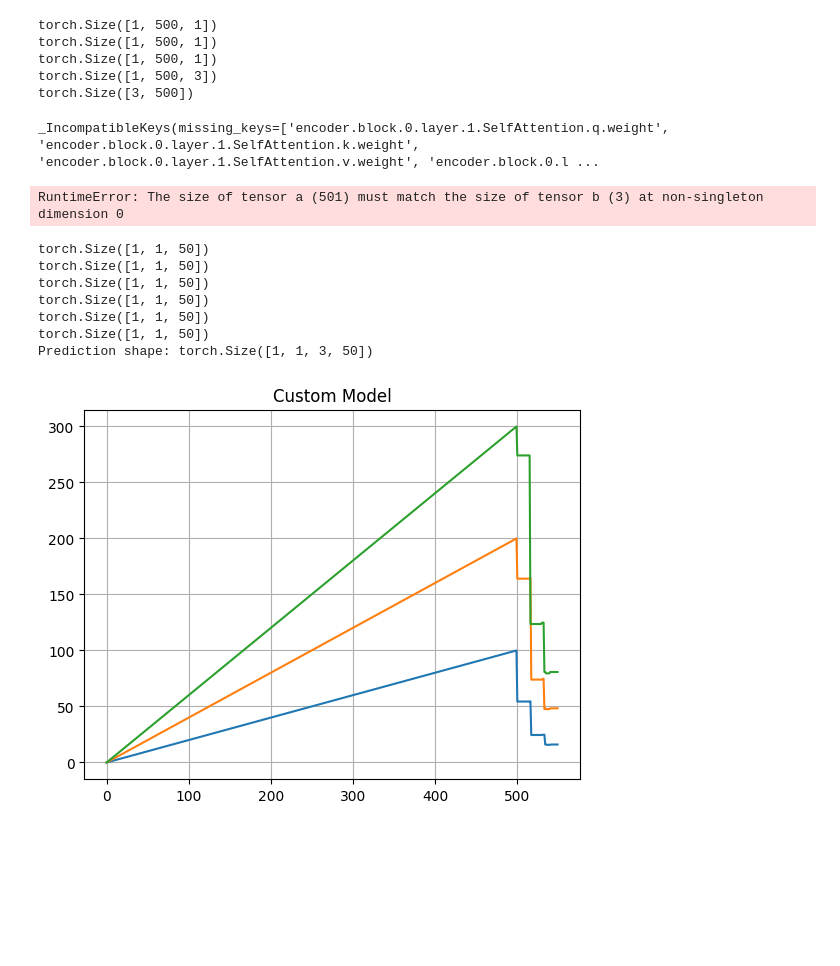
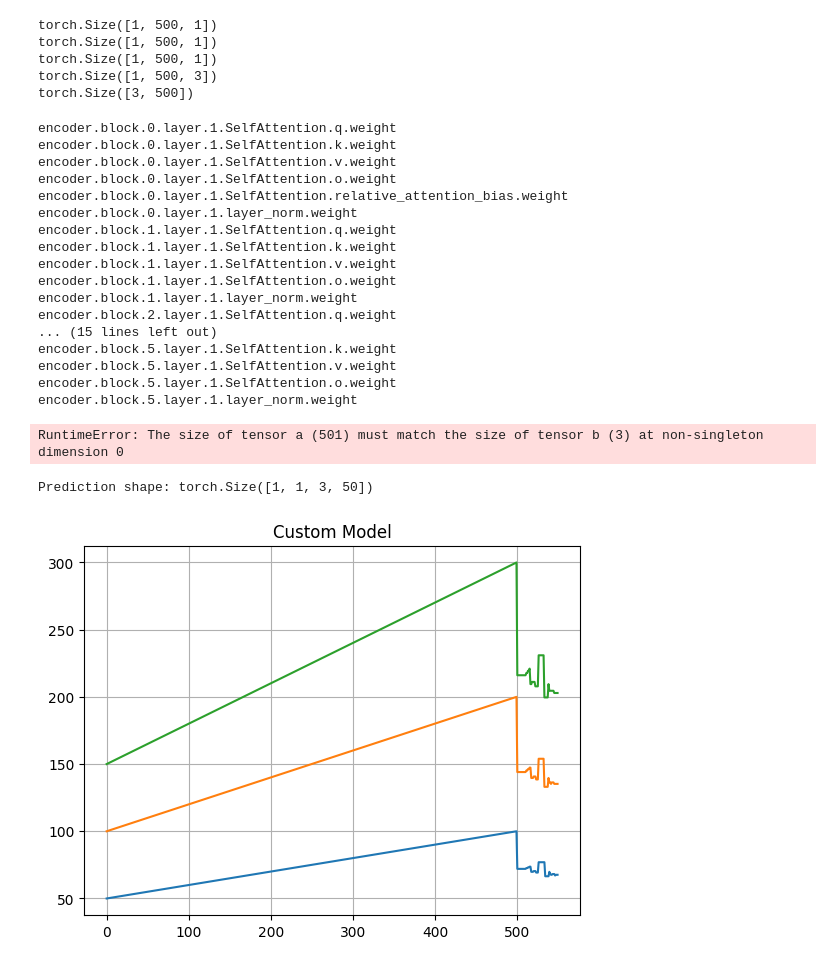
Before and after one commit to amir-elahi/chronos-forecasting, a Jupyter notebook: modelStruct.ipynb, the cells around one changed output. Saved outputs shown, nothing was run; the diff lists cells and outputs as text; code cells hidden in the pictures; blank space fills up the shorter version.

```diff
--- a/modelStruct.ipynb
+++ b/modelStruct.ipynb
@@ -74,9 +74,9 @@ class ChannelAttentionLayer(T5LayerSelfAttention):
         self.dropout.inplace = self_attention_layer.dropout.inplace
 
 
-        # if hasattr(self_attention_layer.SelfAttention, "relative_attention_bias"):
-        #     self.SelfAttention.relative_attention_bias = copy.deepcopy(self_attention_layer.SelfAttention.relative_attention_bias)  # Copy relative_attention_bias if it exists
-        #     self.SelfAttention.relative_attention_bias.weight = self_attention_layer.SelfAttention.relative_attention_bias.weight
+        if hasattr(self_attention_layer.SelfAttention, "relative_attention_bias"):
+            self.SelfAttention.relative_attention_bias = copy.deepcopy(self_attention_layer.SelfAttention.relative_attention_bias)  # Copy relative_attention_bias if it exists
+            self.SelfAttention.relative_attention_bias.weight = self_attention_layer.SelfAttention.relative_attention_bias.weight
 
 
     def forward(self,hidden_states):
@@ -134,7 +134,7 @@ importlib.reload(src.chronos.chronos)
 import torch
 
 
-context1 = torch.linspace(0, 100, 500).unsqueeze(0).unsqueeze(2)
+context1 = torch.linspace(50, 100, 500).unsqueeze(0).unsqueeze(2)
 context2 = (context1.clone()[0,:]*2).unsqueeze(0)
 contextTarget = context2+context1
 contextNotReshaped = torch.cat((context1, context2, contextTarget), dim=2)
@@ -213,12 +213,29 @@ for key, value in copy_model.state_dict().items():
     custom_state_dict[new_key] = value
 
 # Load the weights from the pre-trained model into the custom model
-custom_model.load_state_dict(custom_state_dict, strict=False)  # strict=False allows for architectural changes
+a = custom_model.load_state_dict(custom_state_dict, strict=False)  # strict=False allows for architectural changes
 # custom_model.load_state_dict(copy_model.state_dict(), strict=False)  # strict=False allows for architectural changes
 
-# Now custom_model should share weights with the original model, except for the new FF layers
+for item in a.missing_keys:
+    print(item)
 # %% [output]
-_IncompatibleKeys(missing_keys=['encoder.block.0.layer.1.SelfAttention.q.weight', 'encoder.block.0.layer.1.SelfAttention.k.weight', 'encoder.block.0.layer.1.SelfAttention.v.weight', 'encoder.block.0.l ...
+encoder.block.0.layer.1.SelfAttention.q.weight
+encoder.block.0.layer.1.SelfAttention.k.weight
+encoder.block.0.layer.1.SelfAttention.v.weight
+encoder.block.0.layer.1.SelfAttention.o.weight
+encoder.block.0.layer.1.SelfAttention.relative_attention_bias.weight
+encoder.block.0.layer.1.layer_norm.weight
+encoder.block.1.layer.1.SelfAttention.q.weight
+encoder.block.1.layer.1.SelfAttention.k.weight
+encoder.block.1.layer.1.SelfAttention.v.weight
+encoder.block.1.layer.1.SelfAttention.o.weight
+encoder.block.1.layer.1.layer_norm.weight
+encoder.block.2.layer.1.SelfAttention.q.weight
+... (15 lines left out)
+encoder.block.5.layer.1.SelfAttention.k.weight
+encoder.block.5.layer.1.SelfAttention.v.weight
+encoder.block.5.layer.1.SelfAttention.o.weight
+encoder.block.5.layer.1.layer_norm.weight
 # %%
 predictions_from_original_model = []
 remaining = 50
@@ -275,9 +292,32 @@ remaining = 50
 num_samples = 1
 
 while remaining > 0:
-    token_ids, attention_mask, scale = pipeline.tokenizer.context_input_transform(
-        context
-    )
+
+    #TODO: try getting the token_ids for each channel and then stack them together DONE
+    #TODO: Check which is correct token_ids or token_ids2
+
+    token_ids_list = []
+    attention_mask_list = []
+    scale_list = []
+
+    for i in range(num_channels):
+        token_ids, attention_mask, scale = pipeline.tokenizer.context_input_transform(
+            contextNotReshaped[:, :, i]
+        )
+
+        token_ids_list.append(token_ids)
+        attention_mask_list.append(attention_mask)
+        scale_list.append(scale)
+
+
+    token_ids = torch.concat(token_ids_list, dim=0)
+    attention_mask = torch.concat(attention_mask_list, dim=0)
+    scale = torch.concat(scale_list, dim=0)
+
+    # token_ids2, attention_mask2, scale2 = pipeline.tokenizer.context_input_transform(
+    # context
+    # )
+
     samples = custom_model.generate(
                 input_ids=token_ids,
                 attention_mask=attention_mask,
@@ -295,13 +335,12 @@ while remaining > 0:
     # prediction = pipeline.tokenizer.output_transform(
     #     samples.to(scale.device), scale
     # )
+
     temp = []
     for i in range(num_channels):
         prediction = pipeline.tokenizer.output_transform(
             samples[:,:,:,i].to(scale.device), scale[i].unsqueeze(0)
         )
-        print(samples[:,:,:,i].shape)
-        print(prediction.shape)
         temp.append(prediction)
 
     prediction = torch.stack(temp, dim=-1)
@@ -316,40 +355,34 @@ while remaining > 0:
 
 
     predictions_from_custom_model.append(prediction)
 
     predictions_from_custom_model = torch.cat(predictions_from_custom_model, dim=-1)
 
 
     if remaining <= 0:
         break
 
     context = torch.cat(
         [context, prediction.median(dim=1).values], dim=-1
     )
 
 
 context2 = context.reshape(num_batches, -1, num_channels)
 
 data_custom_to_plot = torch.concat((context2[0,:,:],predictions_from_custom_model[0,0,:,:]),dim=0)
 
 
 import matplotlib.pyplot as plt
 import numpy as np
 data_custom_to_plot = np.array(data_custom_to_plot)
 plt.plot(data_custom_to_plot)
 # for i in range(data_custom_to_plot.shape[0]):
 #     plt.plot(data_custom_to_plot[i,:])
 plt.title("Custom Model")
 plt.grid()
 # %% [output]
-torch.Size([1, 1, 50])
-torch.Size([1, 1, 50])
-torch.Size([1, 1, 50])
-torch.Size([1, 1, 50])
-torch.Size([1, 1, 50])
-torch.Size([1, 1, 50])
 Prediction shape: torch.Size([1, 1, 3, 50])
-[figure, old version]
+[figure, new version]
 # %%
 context3 = context.reshape(num_channels, -1,num_batches )
 context3.shape
```
Also changed, not shown: parts of 2 cells of this notebook.
